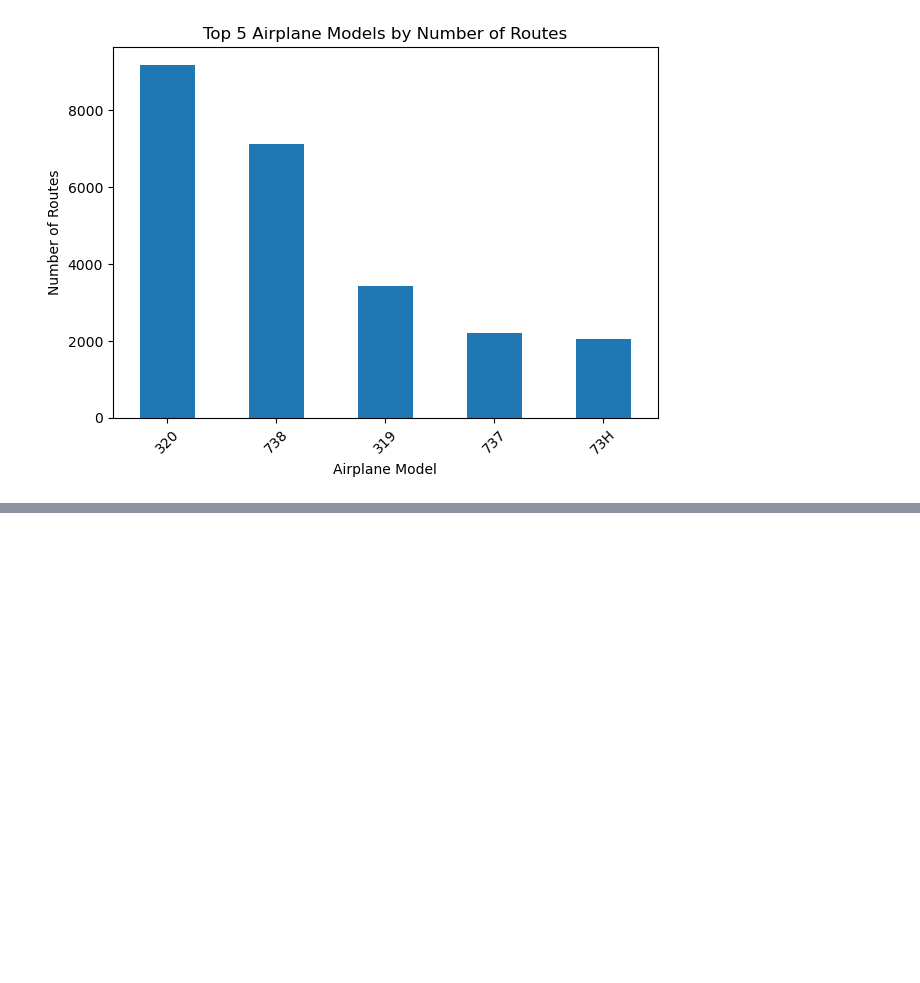
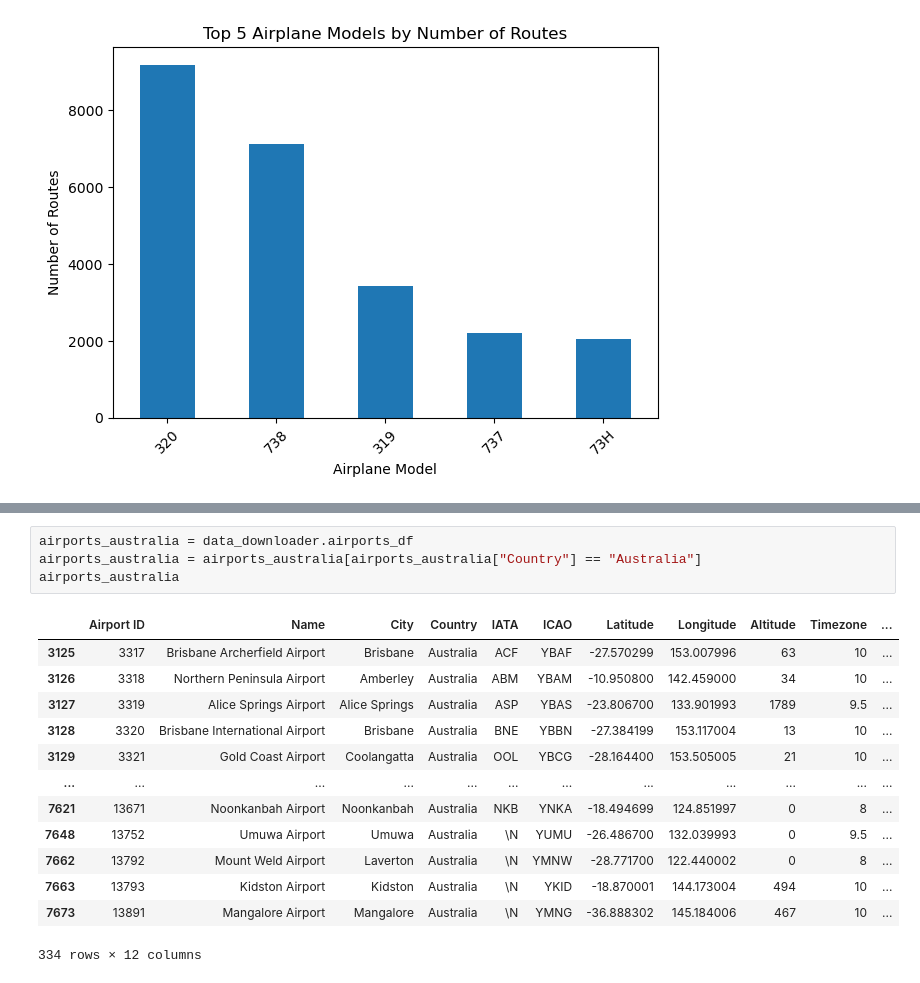
Before and after one commit to BenjaminSchmidt2000/flight-predictor, a Jupyter notebook: Showcase_Notebook.ipynb, the cells around one changed output, grey strips where cells are left out. Cells and saved outputs as stored; diff of their text form; blank space fills up the shorter version.

```diff
--- a/Showcase_Notebook.ipynb
+++ b/Showcase_Notebook.ipynb
@@ -65 +74,19 @@ IndexError: single positional indexer is out-of-bounds
 [figure]
+# %%
+airports_australia = data_downloader.airports_df
+airports_australia = airports_australia[airports_australia["Country"] == "Australia"]
+airports_australia
+# %% [output]
+|  | Airport ID | Name | City | Country | IATA | ICAO | Latitude | Longitude | Altitude | Timezone | ... |
+| 3125 | 3317 | Brisbane Archerfield Airport | Brisbane | Australia | ACF | YBAF | -27.570299 | 153.007996 | 63 | 10 | ... |
+| 3126 | 3318 | Northern Peninsula Airport | Amberley | Australia | ABM | YBAM | -10.950800 | 142.459000 | 34 | 10 | ... |
+| 3127 | 3319 | Alice Springs Airport | Alice Springs | Australia | ASP | YBAS | -23.806700 | 133.901993 | 1789 | 9.5 | ... |
+| 3128 | 3320 | Brisbane International Airport | Brisbane | Australia | BNE | YBBN | -27.384199 | 153.117004 | 13 | 10 | ... |
+| 3129 | 3321 | Gold Coast Airport | Coolangatta | Australia | OOL | YBCG | -28.164400 | 153.505005 | 21 | 10 | ... |
+| ... | ... | ... | ... | ... | ... | ... | ... | ... | ... | ... | ... |
+| 7621 | 13671 | Noonkanbah Airport | Noonkanbah | Australia | NKB | YNKA | -18.494699 | 124.851997 | 0 | 8 | ... |
+| 7648 | 13752 | Umuwa Airport | Umuwa | Australia | \N | YUMU | -26.486700 | 132.039993 | 0 | 9.5 | ... |
+| 7662 | 13792 | Mount Weld Airport | Laverton | Australia | \N | YMNW | -28.771700 | 122.440002 | 0 | 8 | ... |
+| 7663 | 13793 | Kidston Airport | Kidston | Australia | \N | YKID | -18.870001 | 144.173004 | 494 | 10 | ... |
+| 7673 | 13891 | Mangalore Airport | Mangalore | Australia | \N | YMNG | -36.888302 | 145.184006 | 467 | 10 | ... |
+334 rows × 12 columns
```
Also changed, not shown: parts of 4 cells of this notebook, 1 other file.
